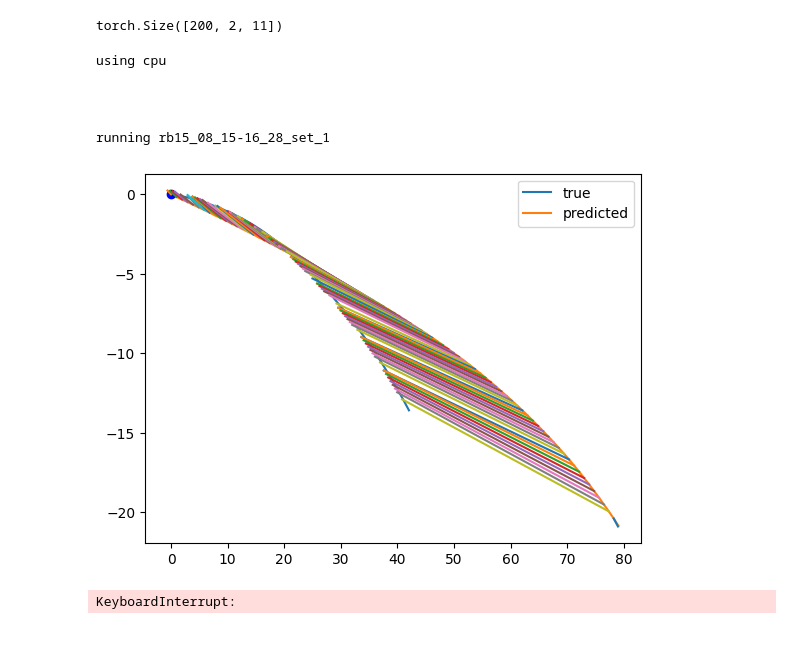
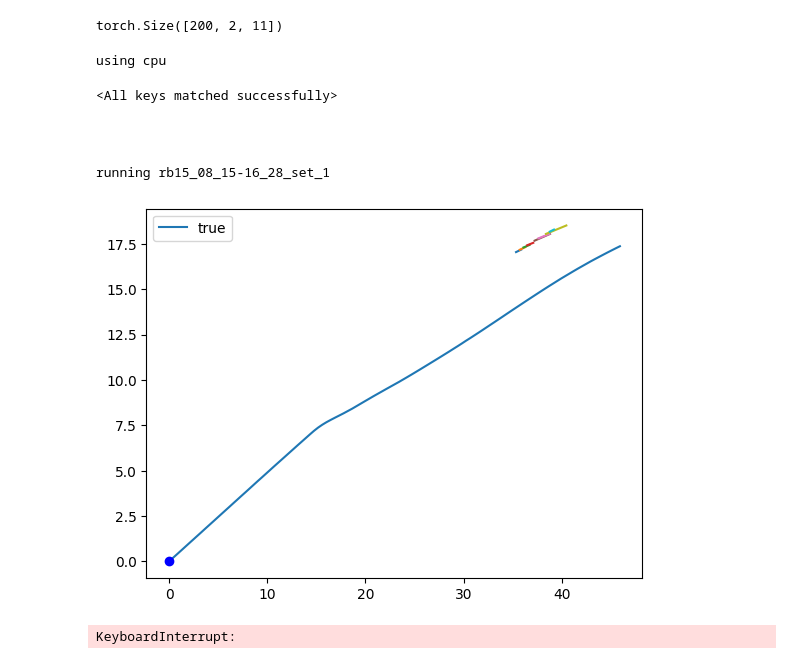
Before and after one commit to adkala/lvbc, a Jupyter notebook: test.ipynb, the cells around one changed output. Cells and saved outputs as stored; diff of their text form; code cells hidden in the pictures.

Commit message:
added configs and fixed training bugs

```diff
--- a/test.ipynb
+++ b/test.ipynb
@@ -323,49 +323,50 @@ import torch
 import numpy as np
 import run
 
-model = torch.load('models/horizonlstm_otip_16-11-2023_10-35-09/horizonlstm_otip_16-11-2023_10-35-09_e110.p')
+model_dict = torch.load('models/horizonlstm_curric10_16-11-2023_15-58-23/horizonlstm_curric10_16-11-2023_15-58-23_e300.p')
 
-config = run.make_config('configs/horizonlstm_otip.yaml')
-config['model'] = model
+config = run.make_config('configs/horizonlstm_curric10.yaml')
+config['model'].load_state_dict(model_dict['model_state_dict'])
 # %% [output]
 using cpu
+<All keys matched successfully>
 # %% [markdown]
 #
 # %%
 # visualizer for correct trajectory, current trajectory, and y_bar (corrected delta_p)
 import utils
 import matplotlib.pyplot as plt
 
 from IPython.display import display, clear_output
 
 %matplotlib inline
 
 #matplotlib.use('MacOSX')
 
 fig, ax = plt.subplots()
 while True:
     ax.clear()
     y_bar, y, tm, y_pred = utils.training_loop(config)
     sy = y[:, 0, :]
     syb = y_bar[:, 0, :]
     syp = y_pred[:, 0,:]
     stm = tm[:, 0, :]
-    rsy = np.cumsum(sy * stm, axis=0)
-    rsyp = torch.cumsum(syp * stm, dim=0).detach().numpy()
+    rsy = np.cumsum(sy, axis=0)
+    rsyp = torch.cumsum(syp, dim=0).detach().numpy()
     rsyb = syb.detach().numpy() * stm.detach().numpy()
     ax.plot(rsy[:, 0].flatten(), rsy[:, 1].flatten(), label='true')
-    ax.plot(rsyp[:, 0].flatten(), rsyp[:, 1].flatten(), label='predicted')
+    #ax.plot(rsyp[:, 0].flatten(), rsyp[:, 1].flatten(), label='predicted')
     ax.plot(rsy[0, 0], rsy[0, 1], 'ob')
     ax.legend()
     for i in range(1, rsyb.shape[0]):
         ax.plot([rsyp[i - 1, 0], rsyp[i - 1, 0] + rsyb[i, 0]], [rsyp[i - 1, 1], rsyp[i - 1, 1] + rsyb[i, 1]])
     plt.show()
     display(fig)
     plt.pause(1)
     clear_output(wait=True)
 # %% [output]
 running rb15_08_15-16_28_set_1
-[figure, old version]
+[figure, new version]
 KeyboardInterrupt:
 # %%
 matplotlib.rcsetup.all_backends
```
Also changed, not shown: 6 other files.
